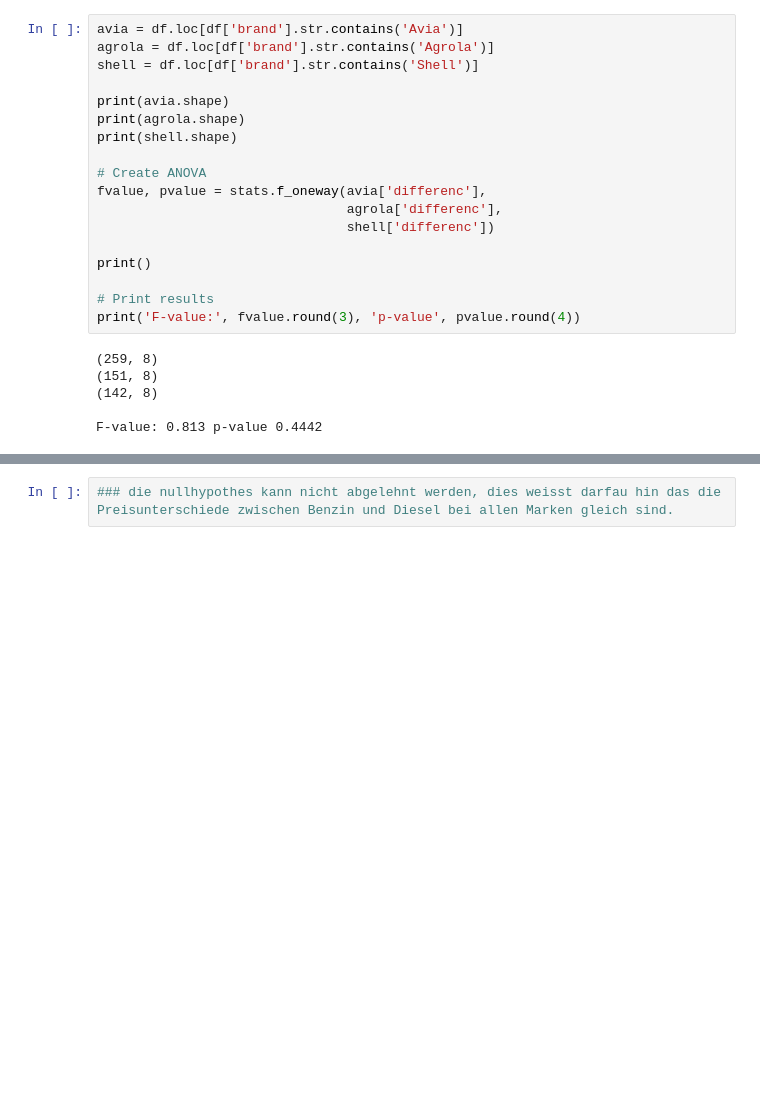
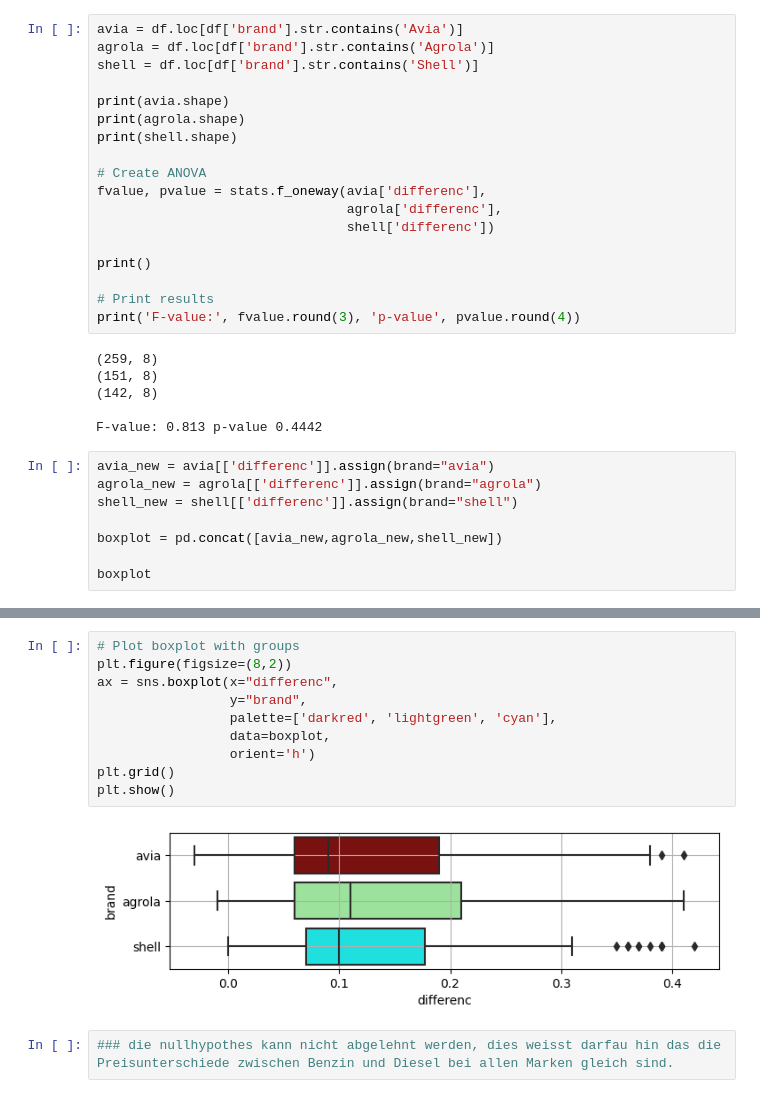
Before and after one commit to m011018/TS, a Jupyter notebook: Master/master_doc.ipynb, the cells around one changed output, grey strips where cells are left out. Cells and saved outputs as stored; diff of their text form; blank space fills up the shorter version.

Commit message:
Anova boxplot

```diff
--- a/Master/master_doc.ipynb
+++ b/Master/master_doc.ipynb
@@ -525,3 +525,11 @@ print('F-value:', fvalue.round(3), 'p-value', pvalue.round(4))
 (142, 8)
 
 F-value: 0.813 p-value 0.4442
+# %%
+avia_new = avia[['differenc']].assign(brand="avia")
+agrola_new = agrola[['differenc']].assign(brand="agrola")
+shell_new = shell[['differenc']].assign(brand="shell")
+
+boxplot = pd.concat([avia_new,agrola_new,shell_new])
+
+boxplot
@@ -528,3 +550,15 @@ F-value: 0.813 p-value 0.4442
+# %%
+# Plot boxplot with groups
+plt.figure(figsize=(8,2))
+ax = sns.boxplot(x="differenc",
+                 y="brand",
+                 palette=['darkred', 'lightgreen', 'cyan'],
+                 data=boxplot,
+                 orient='h')
+plt.grid()
+plt.show()
+# %% [output]
+[figure, added]
 # %%
 ### die nullhypothes kann nicht abgelehnt werden, dies weisst darfau hin das die Preisunterschiede zwischen Benzin und Diesel bei allen Marken gleich sind.
 # %%
```
Also changed, not shown: parts of 1 cell of this notebook.
